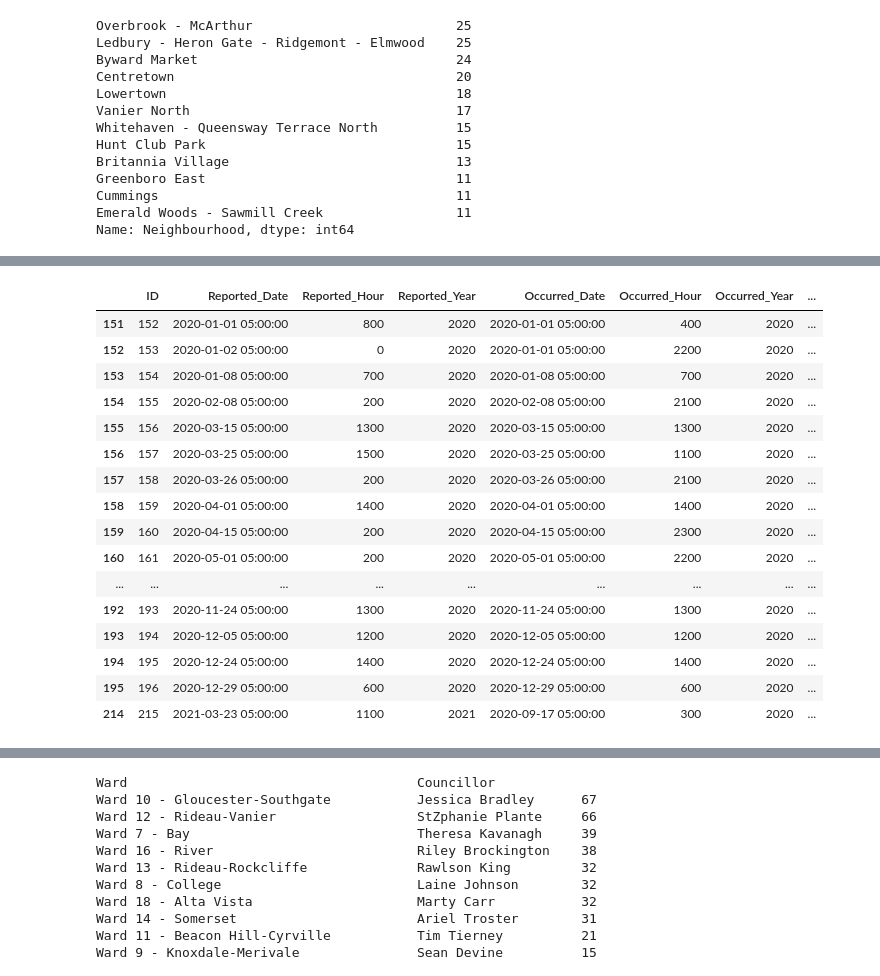
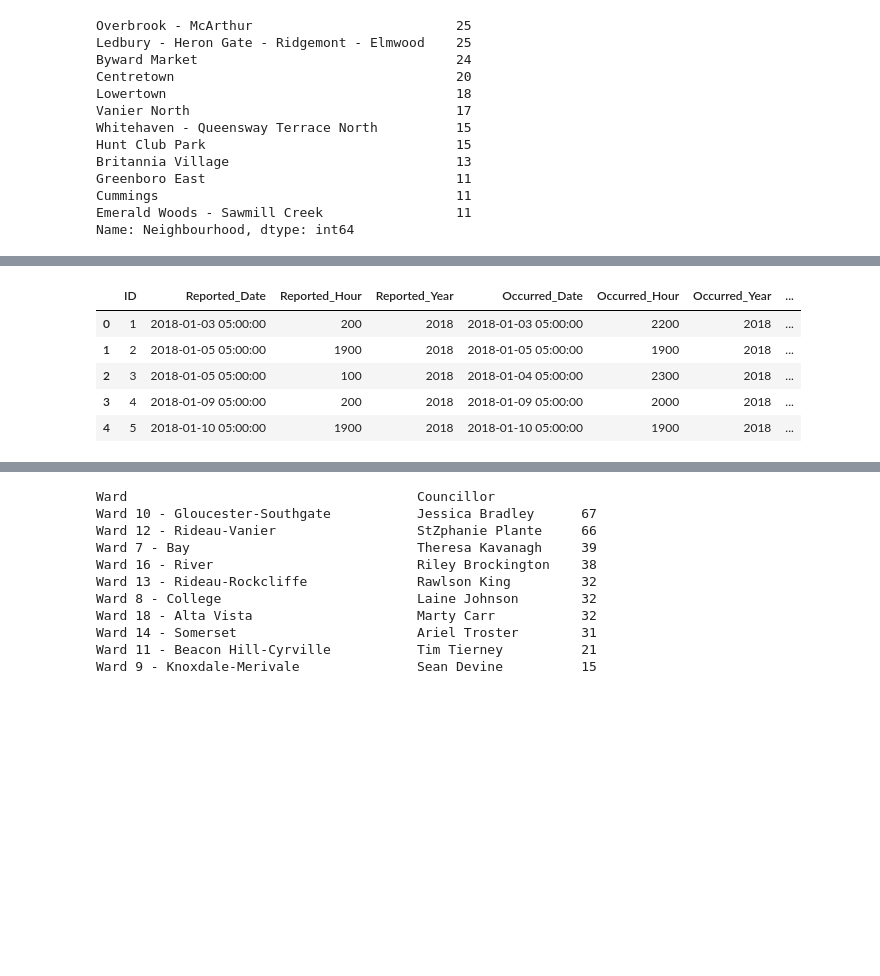
Before and after one commit to KodeXL/Ottawa-Shootings, a Jupyter notebook: SQL and Python/SQLCONNECTION.ipynb, the cells around one changed output, grey strips where cells are left out. Saved outputs shown, nothing was run; the diff lists cells and outputs as text; code cells hidden in the pictures; blank space fills up the shorter version.

```diff
--- a/SQL and Python/SQLCONNECTION.ipynb
+++ b/SQL and Python/SQLCONNECTION.ipynb
@@ -495,24 +562,13 @@ Overbrook - McArthur                    2
 Name: Neighbourhood, dtype: int64
 # %%
-df_peryear
+df_peryear.head()
 # %% [output]
 |  | ID | Reported_Date | Reported_Hour | Reported_Year | Occurred_Date | Occurred_Hour | Occurred_Year | ... |
-| 151 | 152 | 2020-01-01 05:00:00 | 800 | 2020 | 2020-01-01 05:00:00 | 400 | 2020 | ... |
-| 152 | 153 | 2020-01-02 05:00:00 | 0 | 2020 | 2020-01-01 05:00:00 | 2200 | 2020 | ... |
-| 153 | 154 | 2020-01-08 05:00:00 | 700 | 2020 | 2020-01-08 05:00:00 | 700 | 2020 | ... |
-| 154 | 155 | 2020-02-08 05:00:00 | 200 | 2020 | 2020-02-08 05:00:00 | 2100 | 2020 | ... |
-| 155 | 156 | 2020-03-15 05:00:00 | 1300 | 2020 | 2020-03-15 05:00:00 | 1300 | 2020 | ... |
-| 156 | 157 | 2020-03-25 05:00:00 | 1500 | 2020 | 2020-03-25 05:00:00 | 1100 | 2020 | ... |
-| 157 | 158 | 2020-03-26 05:00:00 | 200 | 2020 | 2020-03-26 05:00:00 | 2100 | 2020 | ... |
-| 158 | 159 | 2020-04-01 05:00:00 | 1400 | 2020 | 2020-04-01 05:00:00 | 1400 | 2020 | ... |
-| 159 | 160 | 2020-04-15 05:00:00 | 200 | 2020 | 2020-04-15 05:00:00 | 2300 | 2020 | ... |
-| 160 | 161 | 2020-05-01 05:00:00 | 200 | 2020 | 2020-05-01 05:00:00 | 2200 | 2020 | ... |
-| ... | ... | ... | ... | ... | ... | ... | ... | ... |
-| 192 | 193 | 2020-11-24 05:00:00 | 1300 | 2020 | 2020-11-24 05:00:00 | 1300 | 2020 | ... |
-| 193 | 194 | 2020-12-05 05:00:00 | 1200 | 2020 | 2020-12-05 05:00:00 | 1200 | 2020 | ... |
-| 194 | 195 | 2020-12-24 05:00:00 | 1400 | 2020 | 2020-12-24 05:00:00 | 1400 | 2020 | ... |
-| 195 | 196 | 2020-12-29 05:00:00 | 600 | 2020 | 2020-12-29 05:00:00 | 600 | 2020 | ... |
-| 214 | 215 | 2021-03-23 05:00:00 | 1100 | 2021 | 2020-09-17 05:00:00 | 300 | 2020 | ... |
+| 0 | 1 | 2018-01-03 05:00:00 | 200 | 2018 | 2018-01-03 05:00:00 | 2200 | 2018 | ... |
+| 1 | 2 | 2018-01-05 05:00:00 | 1900 | 2018 | 2018-01-05 05:00:00 | 1900 | 2018 | ... |
+| 2 | 3 | 2018-01-05 05:00:00 | 100 | 2018 | 2018-01-04 05:00:00 | 2300 | 2018 | ... |
+| 3 | 4 | 2018-01-09 05:00:00 | 200 | 2018 | 2018-01-09 05:00:00 | 2000 | 2018 | ... |
+| 4 | 5 | 2018-01-10 05:00:00 | 1900 | 2018 | 2018-01-10 05:00:00 | 1900 | 2018 | ... |
 # %%
 top_10_neighborhoods.index
 # %% [output]
```
Also changed, not shown: parts of 41 cells of this notebook, 1 other file.
